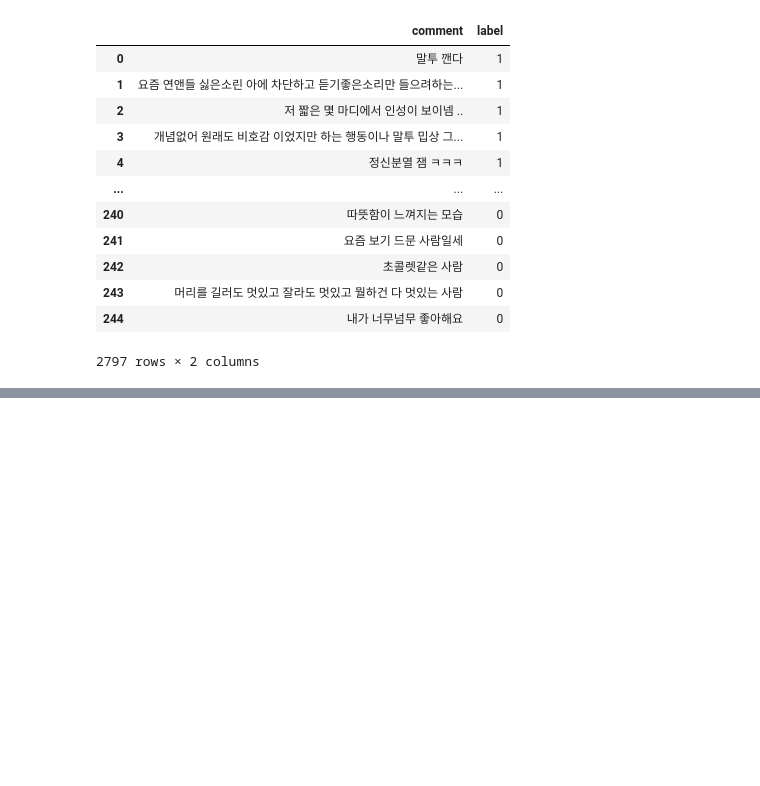
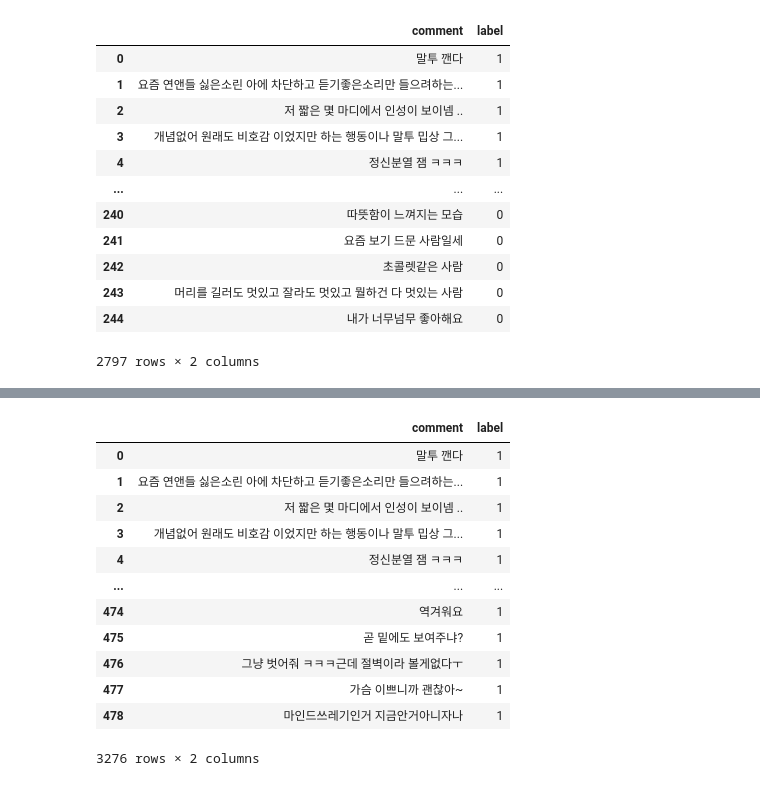
Before and after one commit to sooyeon-go/grad_project, a Jupyter notebook: comment_crawling_r/comment_csv.ipynb, the cells around one changed output, grey strips where cells are left out. Cells and saved outputs as stored; diff of their text form; code cells hidden in the pictures; blank space fills up the shorter version.

```diff
--- a/comment_crawling_r/comment_csv.ipynb
+++ b/comment_crawling_r/comment_csv.ipynb
@@ -278,0 +320,17 @@ fi4
+# %%
+fi5 = fi4.append(dic6)
+fi5
+# %% [output]
+|  | comment | label |
+| 0 | 말투 깬다 | 1 |
+| 1 | 요즘 연앤들 싫은소린 아에 차단하고 듣기좋은소리만 들으려하는... | 1 |
+| 2 | 저 짧은 몇 마디에서 인성이 보이넴 .. | 1 |
+| 3 | 개념없어 원래도 비호감 이었지만 하는 행동이나 말투 밉상 그... | 1 |
+| 4 | 정신분열 잼 ㅋㅋㅋ | 1 |
+| ... | ... | ... |
+| 474 | 역겨워요 | 1 |
+| 475 | 곧 밑에도 보여주냐? | 1 |
+| 476 | 그냥 벗어줘 ㅋㅋㅋ근데 절벽이라 볼게없다ㅜ | 1 |
+| 477 | 가슴 이쁘니까 괜찮아~ | 1 |
+| 478 | 마인드쓰레기인거 지금안거아니자나 | 1 |
+3276 rows × 2 columns
```
Also changed, not shown: parts of 2 cells of this notebook.
